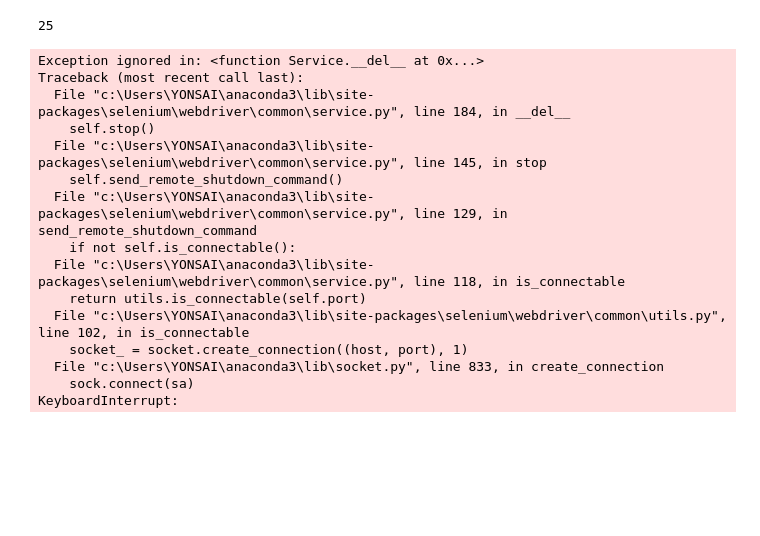
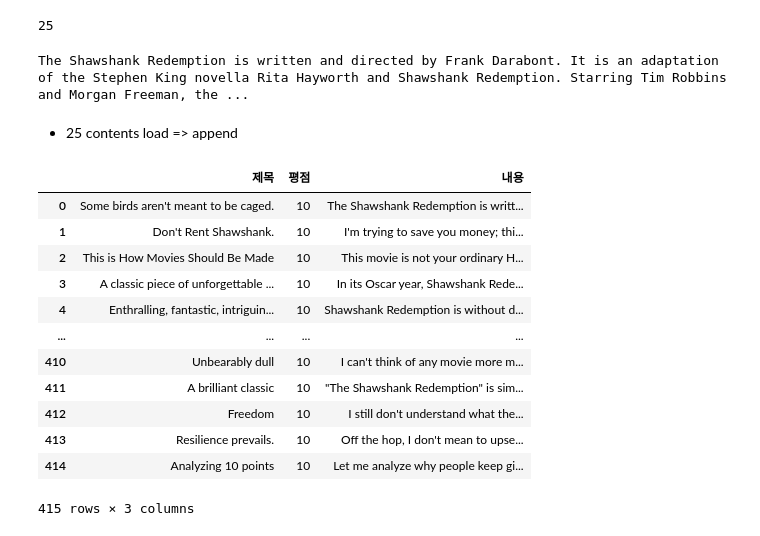
Before and after one commit to rawmouse96/DataAnalysis, a Jupyter notebook: 06.텍스트분석/13.IMDB.ipynb, the cells around one changed output. Saved outputs shown, nothing was run; the diff lists cells and outputs as text; code cells hidden in the pictures; blank space fills up the shorter version.

```diff
--- a/06.텍스트분석/13.IMDB.ipynb
+++ b/06.텍스트분석/13.IMDB.ipynb
@@ -54,21 +54,34 @@ driver.find_element(By.CLASS_NAME, 'ipl-load-more__button').click()
 len(driver.find_elements(By.CLASS_NAME, 'expander-icon-wrapper'))
 # %% [output]
 25
+# %%
+driver = webdriver.Chrome()
+url = 'https://www.imdb.com/title/tt0111161/reviews/?ref_=tt_ql_2'
+driver.get(url)
+soup = BeautifulSoup(driver.page_source, 'html.parser')
+divs = soup.select('.lister-item')
+temp = divs[0].select_one('.text.show-more__control').get_text()
+driver.close()
+print(temp)
+# %% [output]
+The Shawshank Redemption is written and directed by Frank Darabont. It is an adaptation of the Stephen King novella Rita Hayworth and Shawshank Redemption. Starring Tim Robbins and Morgan Freeman, the ...
+# %% [markdown]
+- 25 contents load => append
 # %%
 driver = webdriver.Chrome()
 texts = []
 
 url = 'https://www.imdb.com/title/tt0111161/reviews/?ref_=tt_ql_2'
 driver.get(url)
-divs = driver.find_elements(By.CLASS_NAME, 'lister-item')
-sum = 0
 for i in range(40):
+    divs = driver.find_elements(By.CLASS_NAME, 'lister-item')
     for j in range(25):
-        icon = driver.find_elements(By.CLASS_NAME, 'expander-icon-wrapper')
-        for k in range(len(icon)):
-            icon[k].click()
-            sum += 1
+        try:
+            icon = divs[j+i*25].find_element(By.CLASS_NAME, 'expander-icon-wrapper')
+            icon.click()
             time.sleep(2)
+        except:
+            continue
         # 제목
         title = divs[j+i*25].find_element(By.CLASS_NAME, 'title').text
         # 평점
@@ -76,20 +89,21 @@ for i in range(40):
         content = divs[j+i*25].find_element(By.CLASS_NAME, 'text.show-more__control').text
         texts.append({'제목':title, '평점':star, '내용':content})
     driver.find_element(By.CLASS_NAME, 'ipl-load-more__button').click()
-    time.sleep(1)
+    time.sleep(4)
+driver.close()
-# %% [output]
-Exception ignored in: <function Service.__del__ at 0x...>
-Traceback (most recent call last):
-  File "c:\Users\YONSAI\anaconda3\lib\site-packages\selenium\webdriver\common\service.py", line 184, in __del__
-    self.stop()
-  File "c:\Users\YONSAI\anaconda3\lib\site-packages\selenium\webdriver\common\service.py", line 145, in stop
-    self.send_remote_shutdown_command()
-  File "c:\Users\YONSAI\anaconda3\lib\site-packages\selenium\webdriver\common\service.py", line 129, in send_remote_shutdown_command
-    if not self.is_connectable():
-  File "c:\Users\YONSAI\anaconda3\lib\site-packages\selenium\webdriver\common\service.py", line 118, in is_connectable
-    return utils.is_connectable(self.port)
-  File "c:\Users\YONSAI\anaconda3\lib\site-packages\selenium\webdriver\common\utils.py", line 102, in is_connectable
-    socket_ = socket.create_connection((host, port), 1)
-  File "c:\Users\YONSAI\anaconda3\lib\socket.py", line 833, in create_connection
-    sock.connect(sa)
-KeyboardInterrupt:
+# %%
+pd.DataFrame(texts)
+# %% [output]
+|  | 제목 | 평점 | 내용 |
+| 0 | Some birds aren't meant to be caged. | 10 | The Shawshank Redemption is writt... |
+| 1 | Don't Rent Shawshank. | 10 | I'm trying to save you money; thi... |
+| 2 | This is How Movies Should Be Made | 10 | This movie is not your ordinary H... |
+| 3 | A classic piece of unforgettable ... | 10 | In its Oscar year, Shawshank Rede... |
+| 4 | Enthralling, fantastic, intriguin... | 10 | Shawshank Redemption is without d... |
+| ... | ... | ... | ... |
+| 410 | Unbearably dull | 10 | I can't think of any movie more m... |
+| 411 | A brilliant classic | 10 | "The Shawshank Redemption" is sim... |
+| 412 | Freedom | 10 | I still don't understand what the... |
+| 413 | Resilience prevails. | 10 | Off the hop, I don't mean to upse... |
+| 414 | Analyzing 10 points | 10 | Let me analyze why people keep gi... |
+415 rows × 3 columns
```
Also changed, not shown: parts of 10 cells of this notebook, 5 other files.
